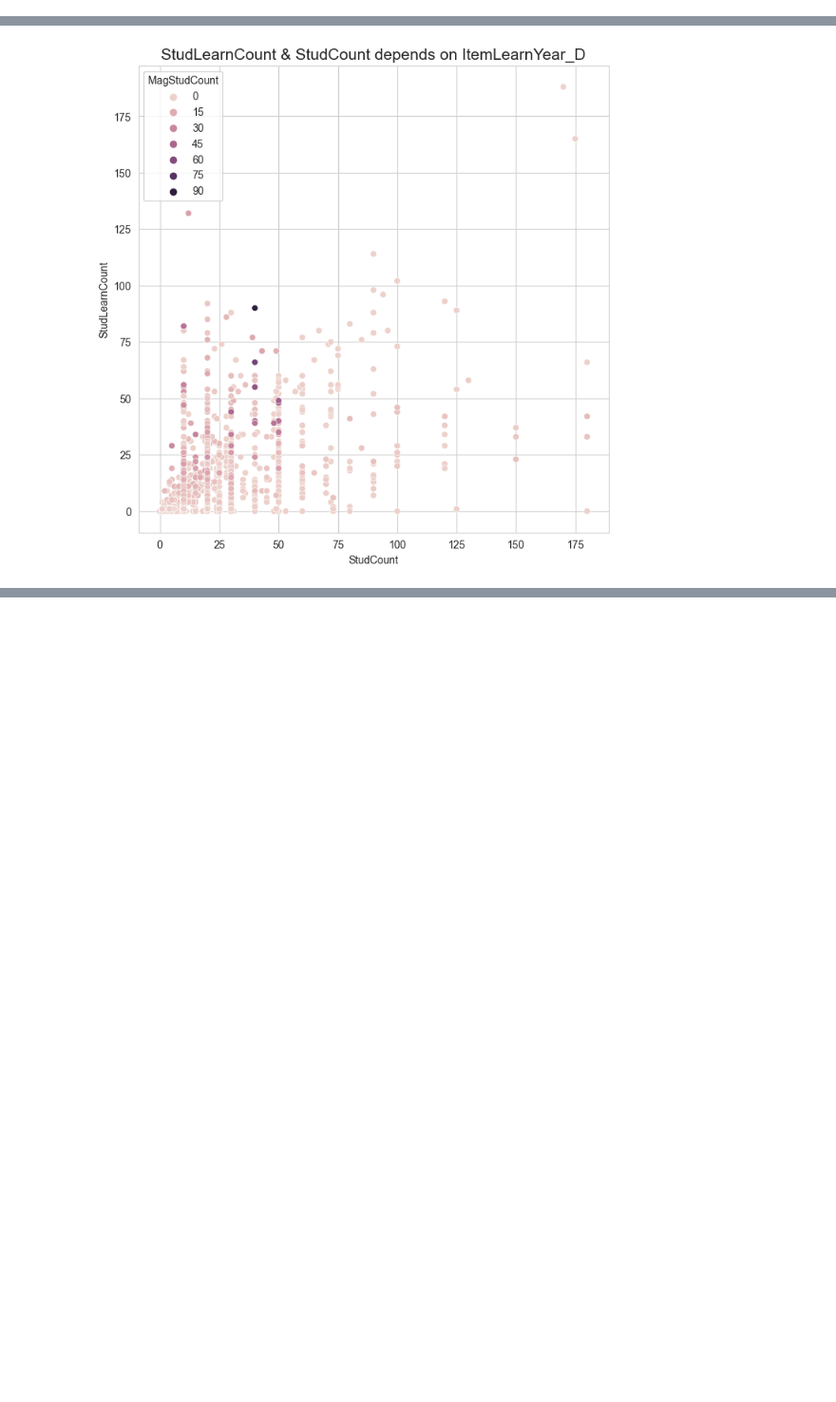
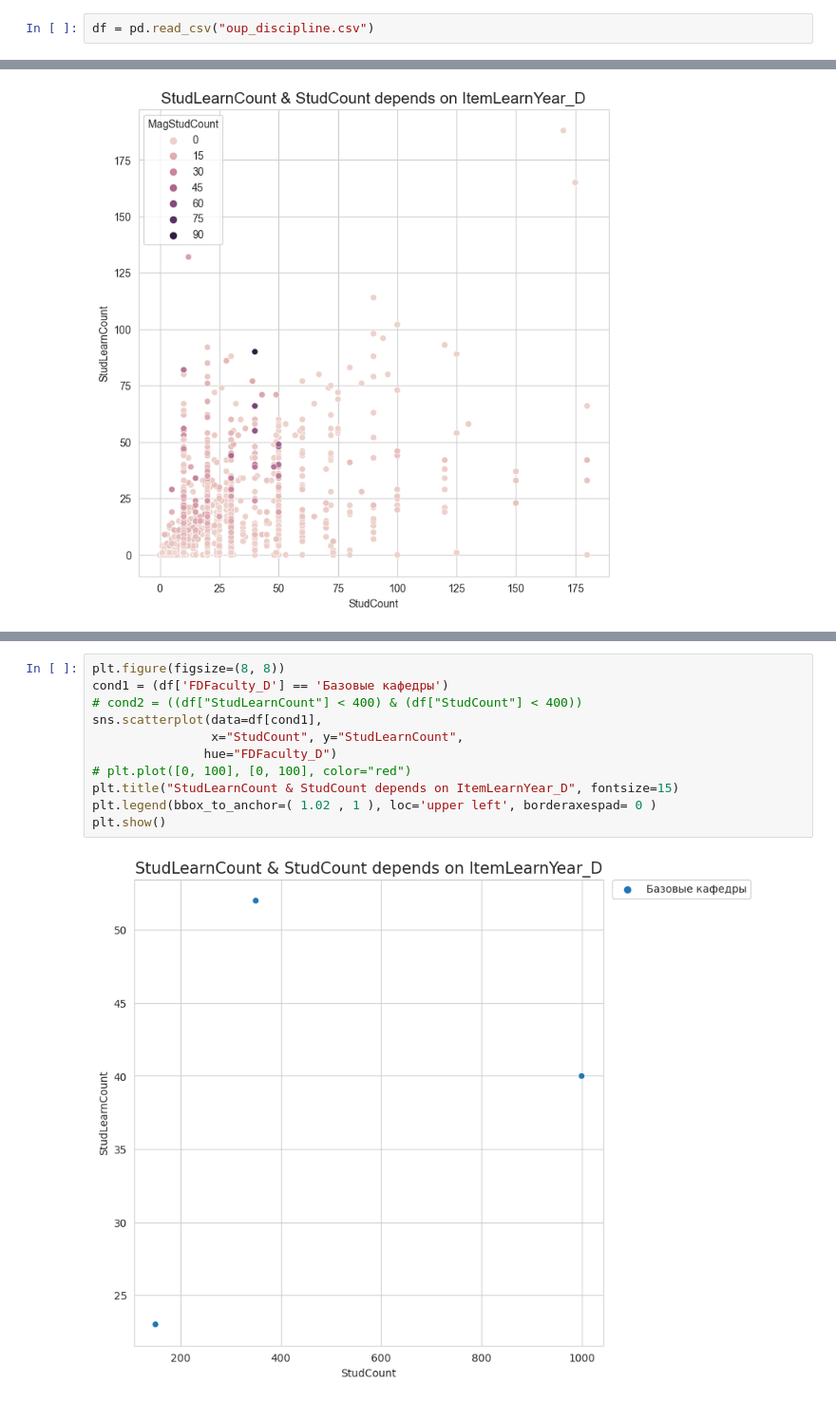
Before and after one commit to LenaMartinson/ML_project, a Jupyter notebook: Work_with data.ipynb, the cells around one changed output, grey strips where cells are left out. Shown at 95% size. Cells and saved outputs as stored; diff of their text form; blank space fills up the shorter version.

```diff
--- a/Work_with data.ipynb
+++ b/Work_with data.ipynb
@@ -269,0 +283,2 @@ df.loc[df["PeriodNumList"] == "1, 2, 2", "PeriodNumList"] = "1, 2"
+# %%
+df = pd.read_csv("oup_discipline.csv")
@@ -937,0 +960,13 @@ plt.show()
+# %%
+plt.figure(figsize=(8, 8))
+cond1 = (df['FDFaculty_D'] == 'Базовые кафедры')
+# cond2 = ((df["StudLearnCount"] < 400) & (df["StudCount"] < 400))
+sns.scatterplot(data=df[cond1],
+                x="StudCount", y="StudLearnCount",
+               hue="FDFaculty_D")
+# plt.plot([0, 100], [0, 100], color="red")
+plt.title("StudLearnCount & StudCount depends on ItemLearnYear_D", fontsize=15)
+plt.legend(bbox_to_anchor=( 1.02 , 1 ), loc='upper left', borderaxespad= 0 )
+plt.show()
+# %% [output]
+[figure, added]
```
Also changed, not shown: parts of 59 cells of this notebook, 2 other files.
